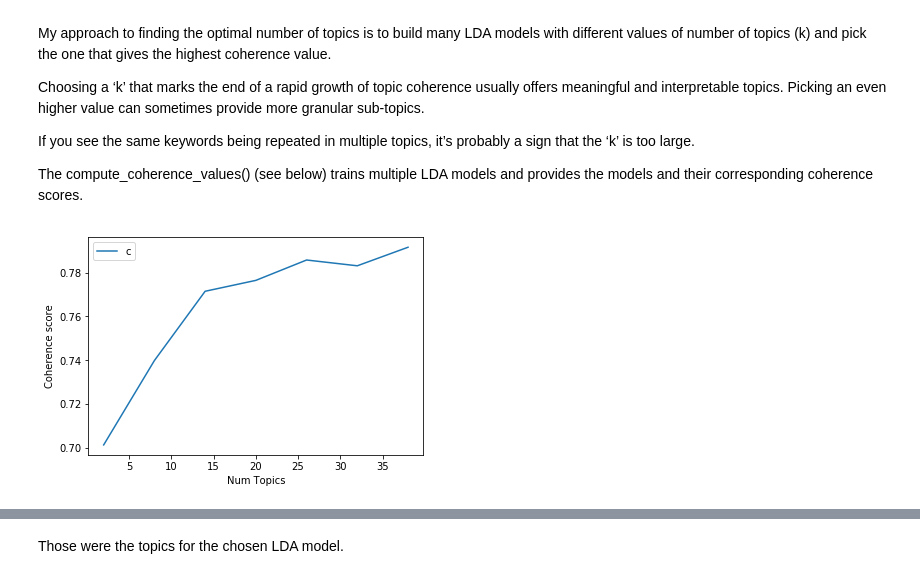
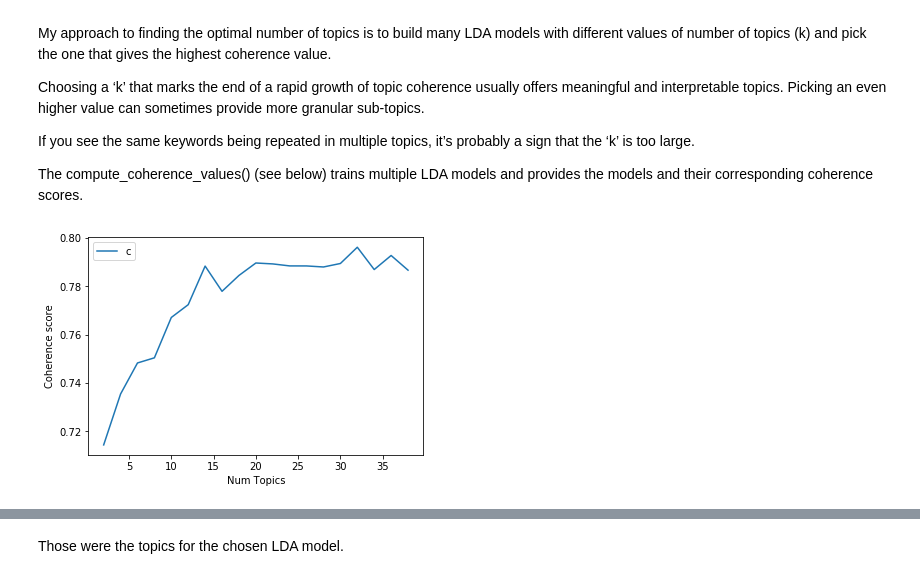
Before and after one commit to reshamas/ds_projects, a Jupyter notebook: wimlds_nlp/1_wimlds_events_nlp.ipynb, the cells around one changed output, grey strips where cells are left out. Drawn from its saved outputs; the diff is of its cells as text; code cells hidden in the pictures.

```diff
--- a/wimlds_nlp/1_wimlds_events_nlp.ipynb
+++ b/wimlds_nlp/1_wimlds_events_nlp.ipynb
@@ -156,8 +163,8 @@ Some examples in our example are: ‘front_bumper’, ‘oil_leak’, ‘marylan
 Gensim’s `Phrases` model can build and implement the bigrams, trigrams, quadgrams and more. The two important arguments to `Phrases` are `min_count` and `threshold`. The higher the values of these param, the harder it is for words to be combined to bigrams.
 # %%
 # Build the bigram and trigram models
-bigram = gensim.models.Phrases(data_words, min_count=5, threshold=15) # higher threshold fewer phrases.
-trigram = gensim.models.Phrases(bigram[data_words], threshold=15)
+bigram = gensim.models.Phrases(data_words, min_count=2, threshold=2) # higher threshold fewer phrases.
+trigram = gensim.models.Phrases(bigram[data_words], threshold=3)
 
 # Faster way to get a sentence clubbed as a trigram/bigram
 bigram_mod = gensim.models.phrases.Phraser(bigram)
@@ -603,18 +746,18 @@ def compute_coherence_values(dictionary, corpus, texts, limit, start=2, step=3):
     return model_list, coherence_values
 # %%
 # Can take a long time to run.
-model_list, coherence_values = compute_coherence_values(dictionary=id2word, corpus=corpus, texts=data_lemmatized, start=2, limit=40, step=6)
+model_list, coherence_values = compute_coherence_values(dictionary=id2word, corpus=corpus, texts=data_lemmatized, start=2, limit=40, step=2)
 # %%
 # Show graph
-limit=40; start=2; step=6;
+limit=40; start=2; step=2;
 x = range(start, limit, step)
 plt.plot(x, coherence_values)
 plt.xlabel("Num Topics")
 plt.ylabel("Coherence score")
 plt.legend(("coherence_values"), loc='best')
 plt.show()
 # %% [output]
-[figure, old version]
+[figure, new version]
 # %%
 # Print the coherence scores
 for m, cv in zip(x, coherence_values):
```
Also changed, not shown: parts of 81 cells of this notebook, 3 other files.
